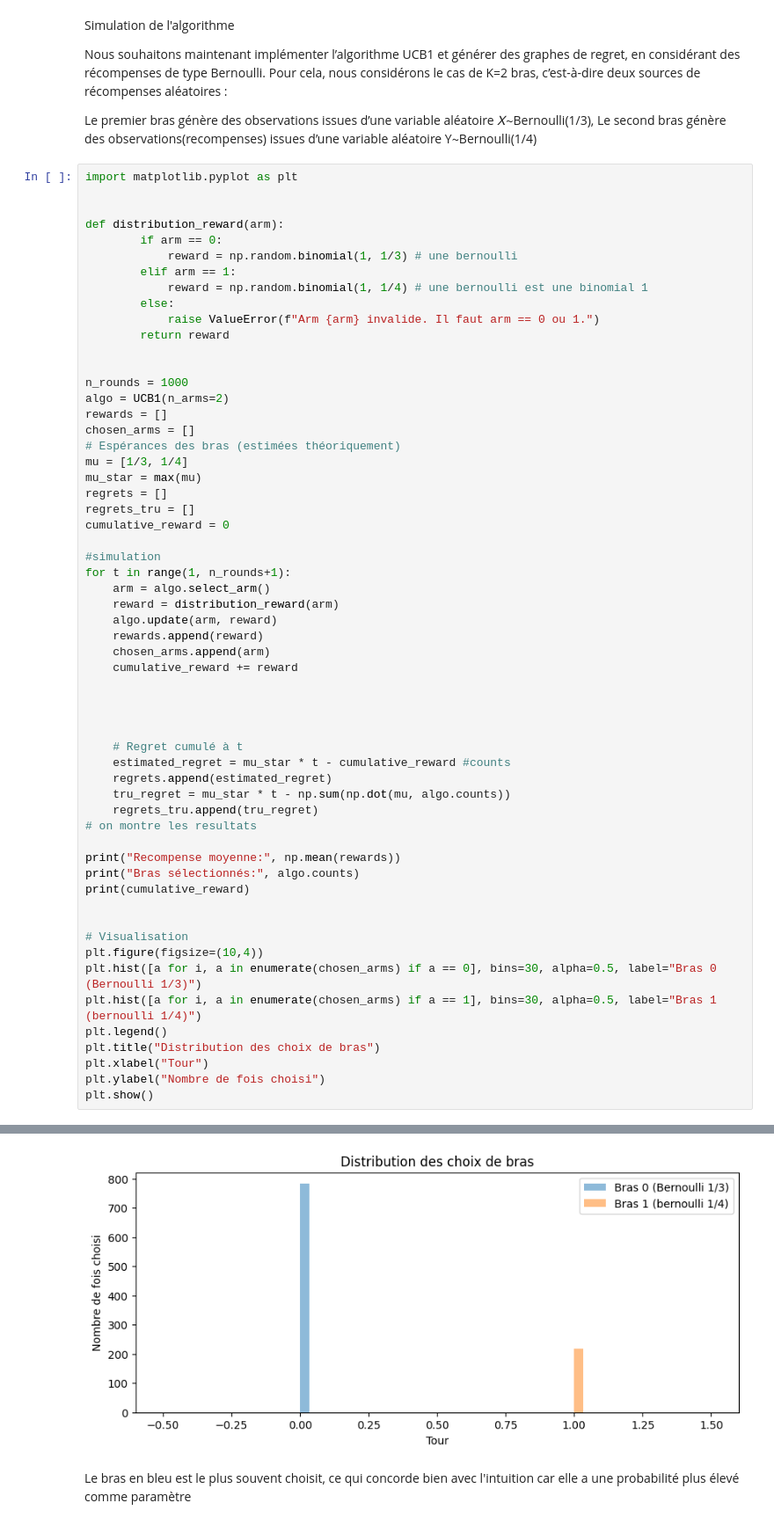
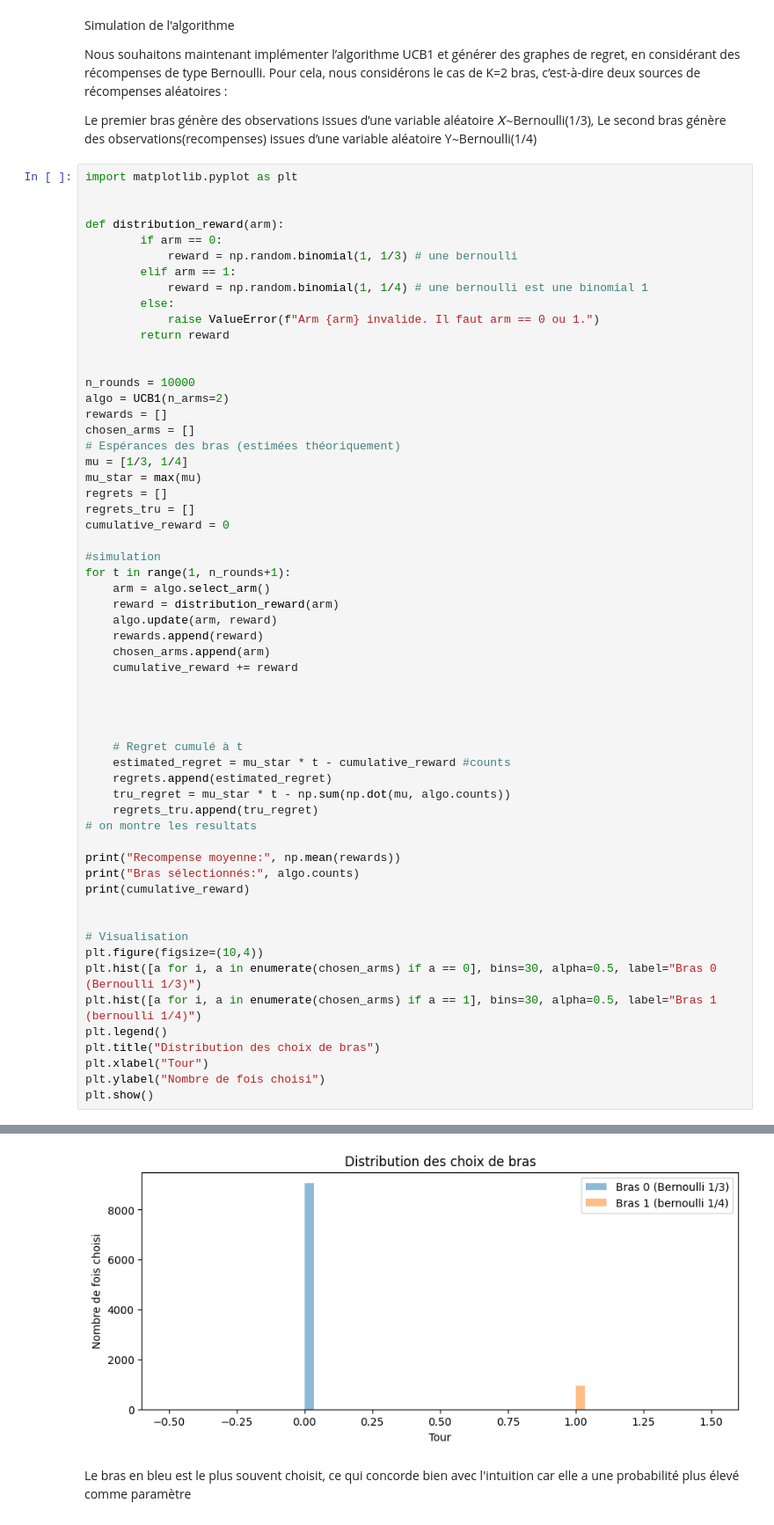
Before and after one commit to Dkdunand/Reinforcement-learning-Multi-armed-Bandits, a Jupyter notebook: Impletation UCB 1.ipynb, the cells around one changed output, grey strips where cells are left out. Shown: that part at 88% size. Cells and saved outputs as stored; diff of their text form.

```diff
--- a/Impletation UCB 1.ipynb
+++ b/Impletation UCB 1.ipynb
@@ -58,7 +58,7 @@ def distribution_reward(arm):
         return reward
 
 
-n_rounds = 1000
+n_rounds = 10000
 algo = UCB1(n_arms=2)
 rewards = []
 chosen_arms = []
@@ -109,4 +109,4 @@ Bras sélectionnés: [782. 218.]
-[figure, old version]
+[figure, new version]
 # %% [markdown]
 Le bras en bleu est le plus souvent choisit, ce qui concorde bien avec l'intuition car elle a une probabilité plus élevé comme paramètre
 # %%
```
Also changed, not shown: parts of 2 cells of this notebook.
